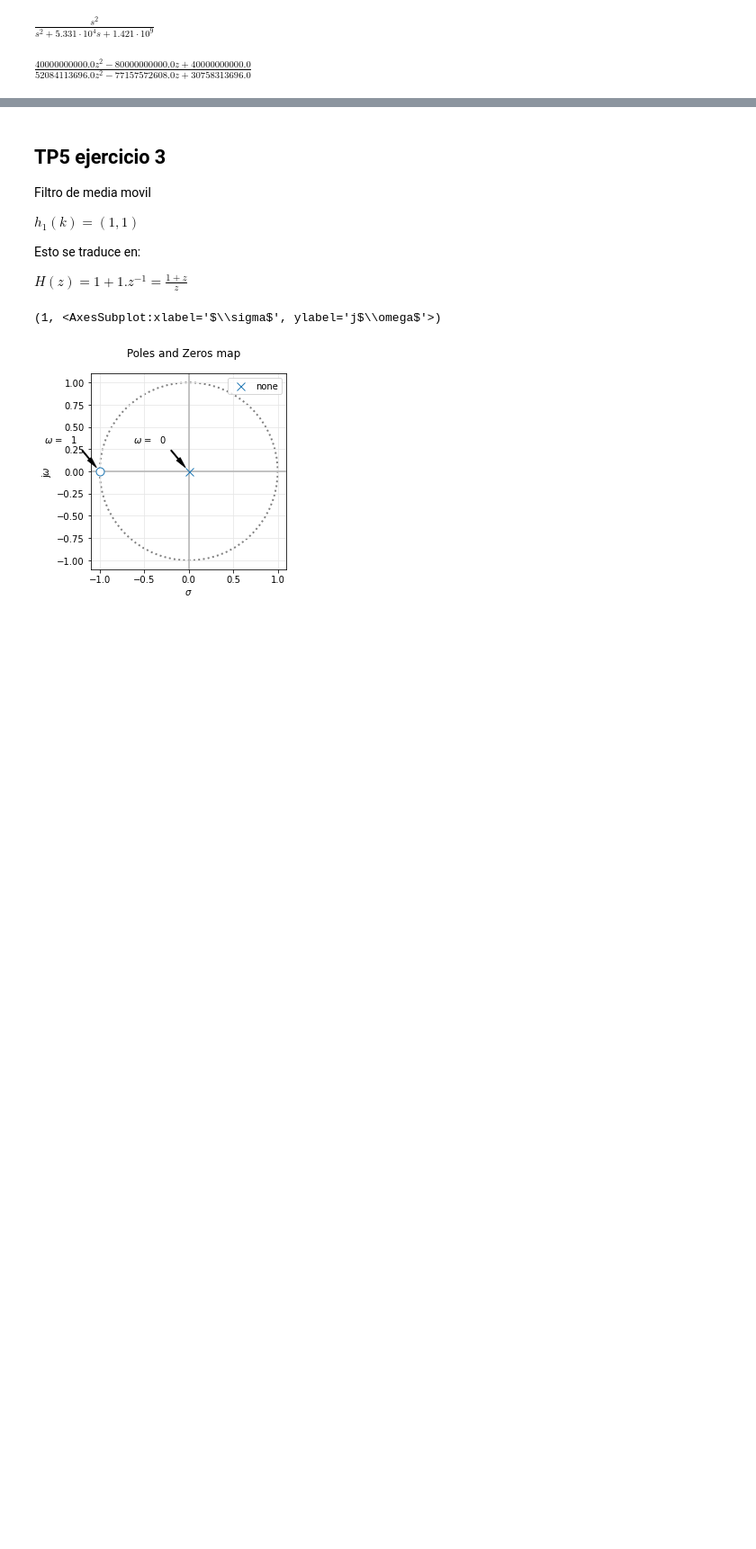
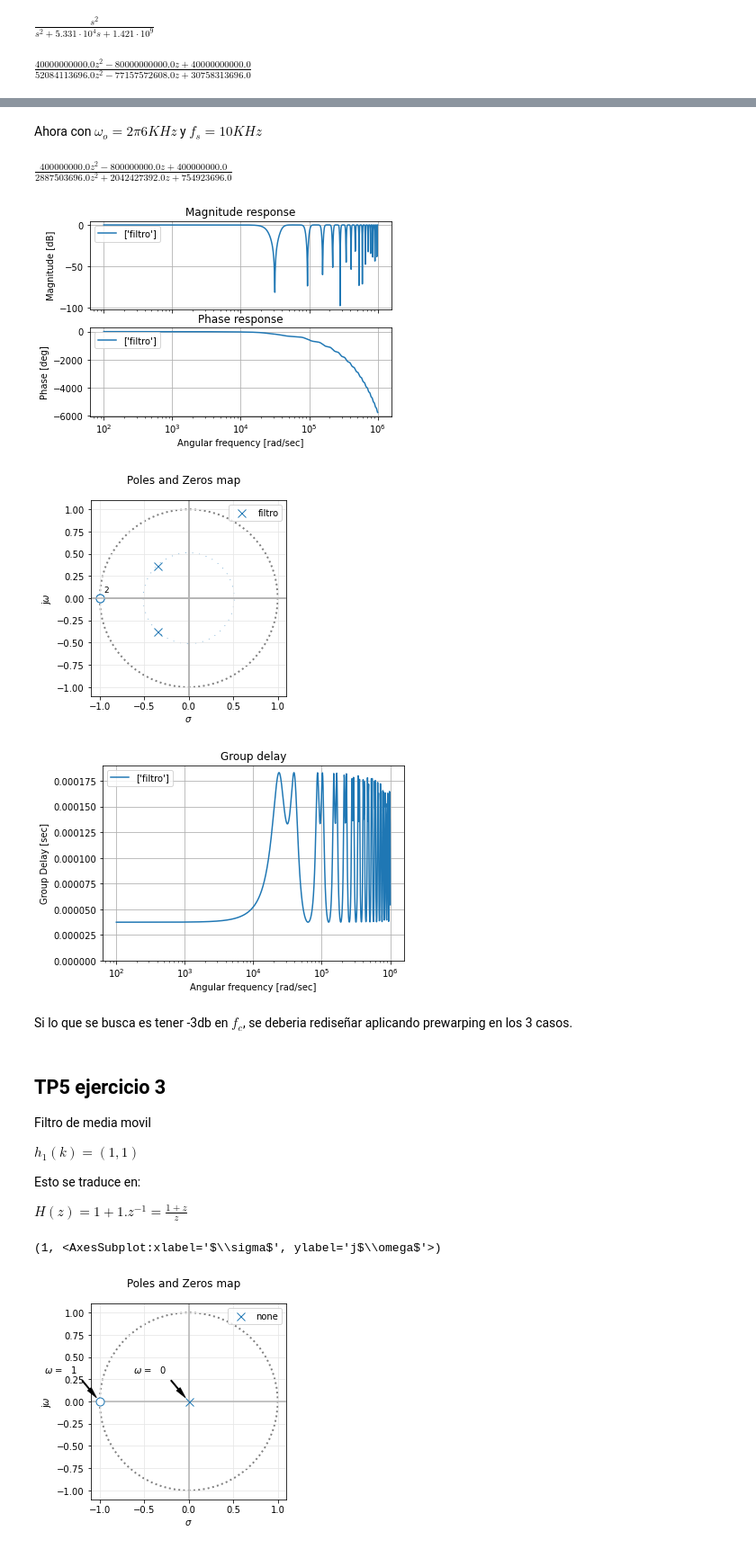
Before and after one commit to brunoricciotti/TC2, a Jupyter notebook: TP Semanales/TS8/TS8.ipynb, the cells around one changed output, grey strips where cells are left out. Shown: that part at 90% size. Cells and saved outputs as stored; diff of their text form; code cells hidden in the pictures; blank space fills up the shorter version.

```diff
--- a/TP Semanales/TS8/TS8.ipynb
+++ b/TP Semanales/TS8/TS8.ipynb
@@ -207,3 +219,30 @@ $\displaystyle \frac{40000000000.0 z^{2} - 80000000000.0 z + 40000000000.0}{5208
+# %% [markdown]
+Ahora con $\omega_o = 2\pi 6KHz$ y $f_s = 10KHz$
+# %%
+fs = 1e4
+w_o = 2*pi.evalf(4)*6000
+
+H_z = H.subs(s, (2*fs*(z-1)/(z+1)))
+num, den = fraction(simplify(expand(H_z)))  #simplificamos y separamos numerador y denominador
+
+num = Poly(num,z)
+den = Poly(den,z)
+
+H_z = num/den
+
+display(simplify(expand(H_z)))
+
+num_z,den_z = sig.bilinear(num_s,den_s,fs = fs) #transformo a digital
+
+my_dig_filter = sig.TransferFunction(num_z,den_z,dt = 1/fs) #al indicar dt le decimos a la funcion que la transferencia es en Z
+analyze_sys(my_dig_filter,'filtro')
+# %% [output]
+$\displaystyle \frac{400000000.0 z^{2} - 800000000.0 z + 400000000.0}{2887503696.0 z^{2} + 2042427392.0 z + 754923696.0}$
+[figure, added]
+[figure, added]
+[figure, added]
+# %% [markdown]
+Si lo que se busca es tener -3db en $f_c$, se deberia rediseñar aplicando prewarping en los 3 casos.
 # %% [markdown]
 ## TP5 ejercicio 3
 
```
Also changed, not shown: parts of 5 cells of this notebook, 1 other file.
